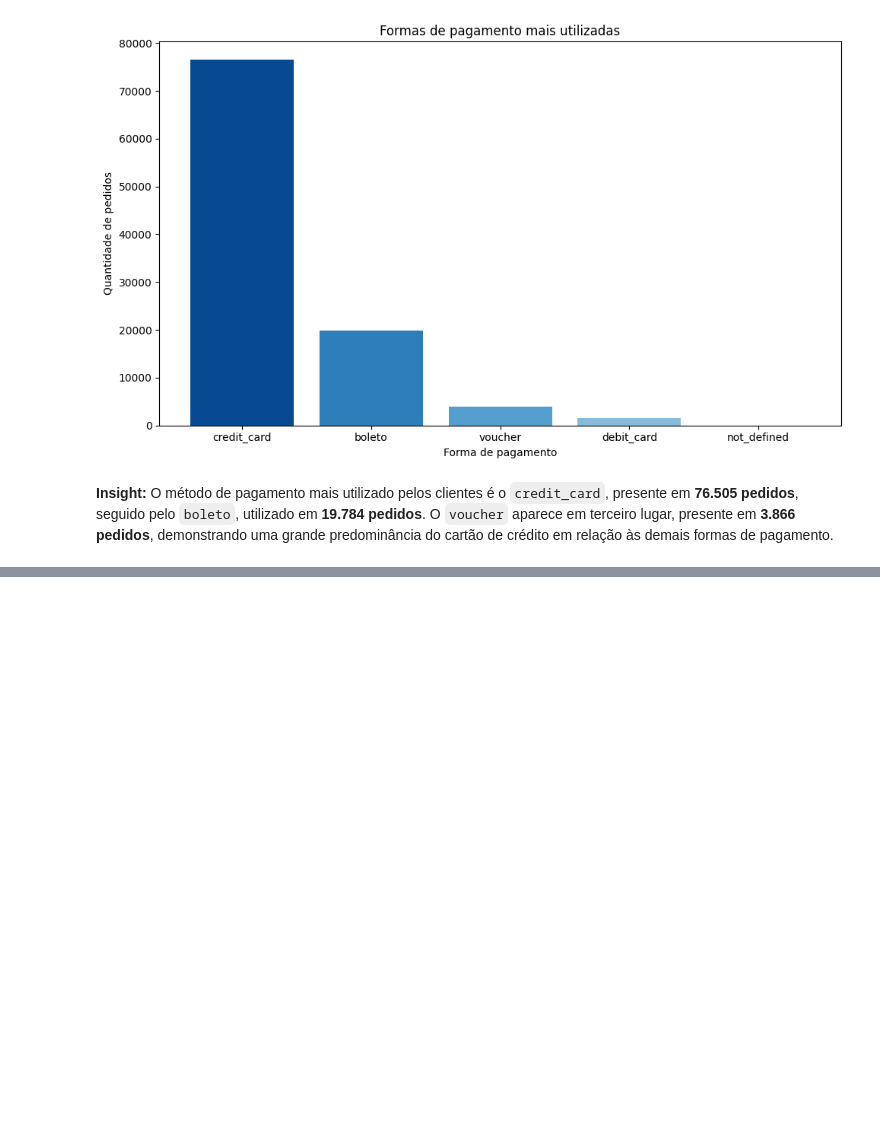
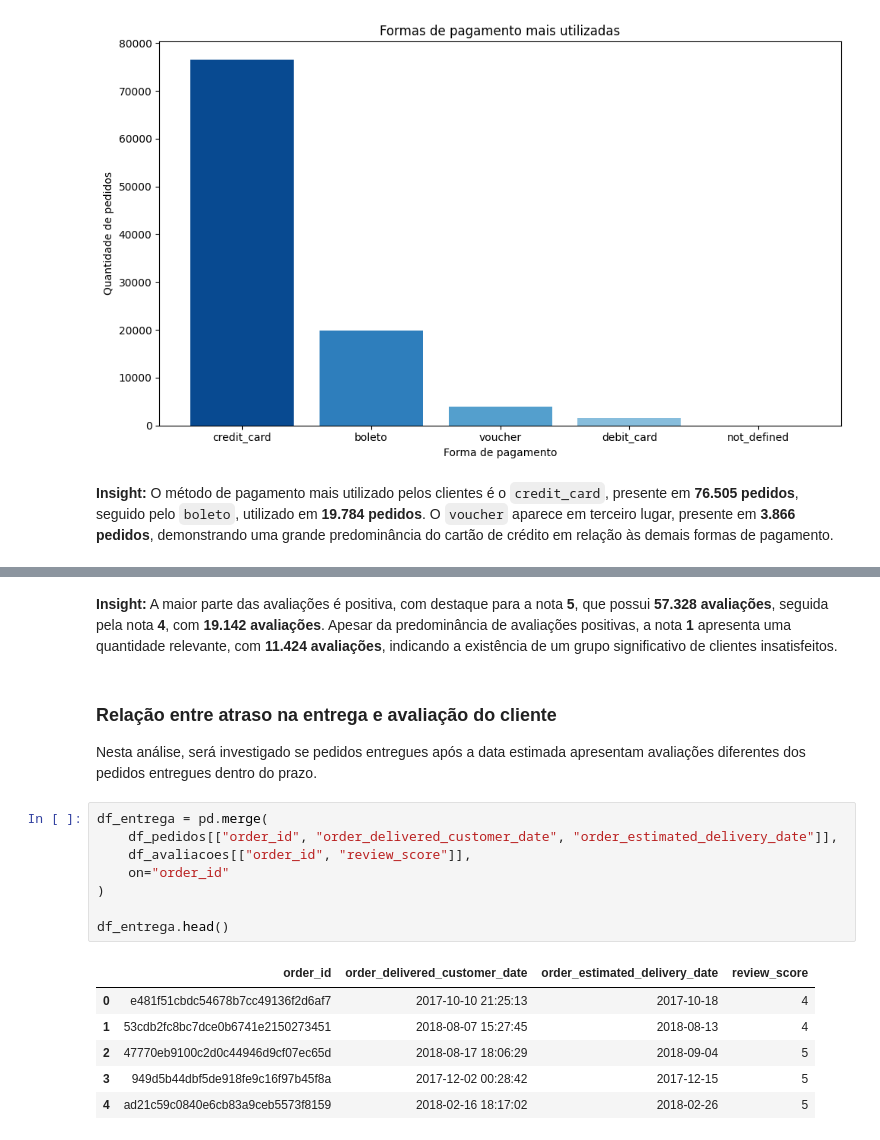
Before and after one commit to gsrizzo/analise-ecommerce-olist, a Jupyter notebook: notebooks/03_analise_exploratoria.ipynb, the cells around one changed output, grey strips where cells are left out. Saved outputs shown, nothing was run; the diff lists cells and outputs as text; blank space fills up the shorter version.

```diff
--- a/notebooks/03_analise_exploratoria.ipynb
+++ b/notebooks/03_analise_exploratoria.ipynb
@@ -285,0 +323,21 @@ plt.show()
+# %% [markdown]
+**Insight:** A maior parte das avaliações é positiva, com destaque para a nota **5**, que possui **57.328 avaliações**, seguida pela nota **4**, com **19.142 avaliações**. Apesar da predominância de avaliações positivas, a nota **1** apresenta uma quantidade relevante, com **11.424 avaliações**, indicando a existência de um grupo significativo de clientes insatisfeitos.
+# %% [markdown]
+### Relação entre atraso na entrega e avaliação do cliente
+
+Nesta análise, será investigado se pedidos entregues após a data estimada apresentam avaliações diferentes dos pedidos entregues dentro do prazo.
+# %%
+df_entrega = pd.merge(
+    df_pedidos[["order_id", "order_delivered_customer_date", "order_estimated_delivery_date"]],
+    df_avaliacoes[["order_id", "review_score"]],
+    on="order_id"
+)
+
+df_entrega.head()
+# %% [output]
+|  | order_id | order_delivered_customer_date | order_estimated_delivery_date | review_score |
+| 0 | e481f51cbdc54678b7cc49136f2d6af7 | 2017-10-10 21:25:13 | 2017-10-18 | 4 |
+| 1 | 53cdb2fc8bc7dce0b6741e2150273451 | 2018-08-07 15:27:45 | 2018-08-13 | 4 |
+| 2 | 47770eb9100c2d0c44946d9cf07ec65d | 2018-08-17 18:06:29 | 2018-09-04 | 5 |
+| 3 | 949d5b44dbf5de918fe9c16f97b45f8a | 2017-12-02 00:28:42 | 2017-12-15 | 5 |
+| 4 | ad21c59c0840e6cb83a9ceb5573f8159 | 2018-02-16 18:17:02 | 2018-02-26 | 5 |
```
Also changed, not shown: parts of 11 cells of this notebook, 1 other file.
